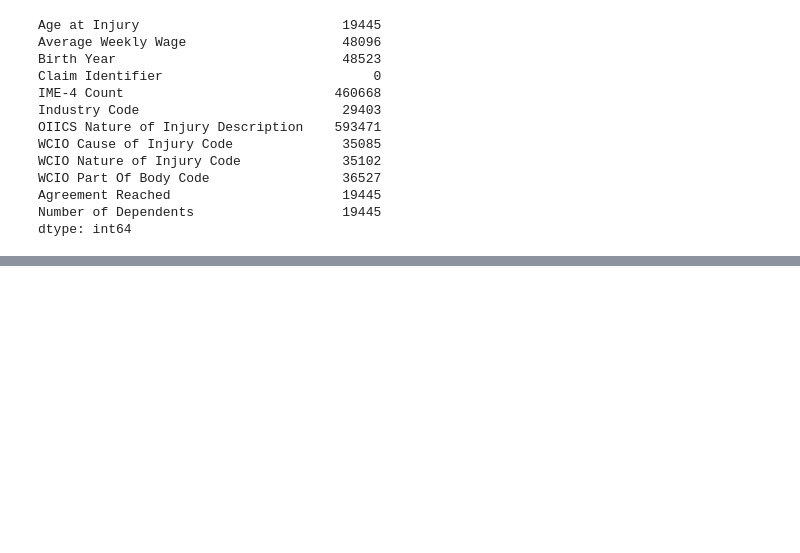
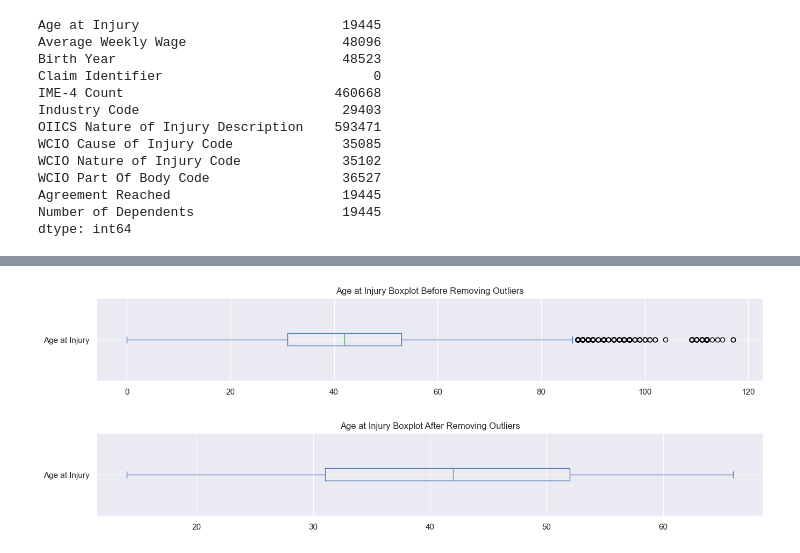
Before and after one commit to JoaoDargent/ML-Project, a Jupyter notebook: ProjetoML_Marta.ipynb, the cells around one changed output, grey strips where cells are left out. Cells and saved outputs as stored; diff of their text form; code cells hidden in the pictures; blank space fills up the shorter version.

Commit message:
pre process numeric

```diff
--- a/ProjetoML_Marta.ipynb
+++ b/ProjetoML_Marta.ipynb
@@ -321,5 +277,5 @@ Agreement Reached                      19445
 Number of Dependents                   19445
 dtype: int64
 # %%
-df_numeric['Age at Injury'].fillna(int(df_numeric['Age at Injury'].mean()), inplace=True)
-df_numeric['Average Weekly Wage'].fillna(df_numeric['Average Weekly Wage'].mean().round(2))
+df_numeric['Age at Injury'].fillna(int(df_numeric['Age at Injury'].mean()), inplace=True) # using mean because it's a continuous variable
+df_numeric['Average Weekly Wage'].fillna(df_numeric['Average Weekly Wage'].mean().round(2), inplace=True) # using mean because it's a continuous variable
@@ -345,4 +284,5 @@ df_numeric['Birth Year'].dropna().mode()[0]
 df_numeric['Birth Year'].replace(0, np.nan, inplace=True)
 df_numeric['Birth Year'].fillna(df_numeric['Birth Year'].dropna().mode()[0], inplace=True)
 # %%
-df_numeric['IME-4 Count']
+df_numeric['IME-4 Count'].fillna(df_numeric['IME-4 Count'].dropna().median(), inplace=True) # using median because it's a count variable
+df_numeric['Industry Code'].fillna(df_numeric['Industry Code'].dropna().mode()[0], inplace=True) # using mode because it's a categorical variable
@@ -361,0 +289,9 @@ Name: IME-4 Count, Length: 593471, dtype: float64
+# %%
+# all records in OIICS Nature of Injury Description are missing, drop it
+df_numeric.drop('OIICS Nature of Injury Description', axis=1, inplace=True)
+# %%
+df_numeric['WCIO Cause of Injury Code'].fillna(df_numeric['WCIO Cause of Injury Code'].dropna().mode()[0], inplace=True)
+df_numeric['WCIO Nature of Injury Code'].fillna(df_numeric['WCIO Nature of Injury Code'].dropna().mode()[0], inplace=True)
+df_numeric['WCIO Part Of Body Code'].fillna(df_numeric['WCIO Part Of Body Code'].dropna().mode()[0], inplace=True)
+df_numeric['Agreement Reached'].fillna(df_numeric['Agreement Reached'].dropna().mode()[0], inplace=True)
+df_numeric['Number of Dependents'].fillna(df_numeric['Number of Dependents'].dropna().mode()[0], inplace=True)
@@ -361,0 +313,16 @@ Name: IME-4 Count, Length: 593471, dtype: float64
+# %%
+df_numeric['Age at Injury'].plot(kind='box', vert=False, figsize=(16, 2))
+plt.title('Age at Injury Boxplot Before Removing Outliers')
+plt.show()
+
+# values for 'Age at Injury' varies from 0 to 117
+# as we're talking about workplace injuries, it's unlikely that someone under 14 and over 66 would be working (according to America rules)
+# so we'll consider these values as outliers and remove them
+
+df_numeric = df_numeric[(df_numeric['Age at Injury'] >= 14) & (df_numeric['Age at Injury'] <= 66)]
+df_numeric['Age at Injury'].plot(kind='box', vert=False, figsize=(16, 2))
+plt.title('Age at Injury Boxplot After Removing Outliers')
+plt.show()
+# %% [output]
+[figure, added]
+[figure, added]
```
Also changed, not shown: parts of 22 cells of this notebook, 2 other files.
